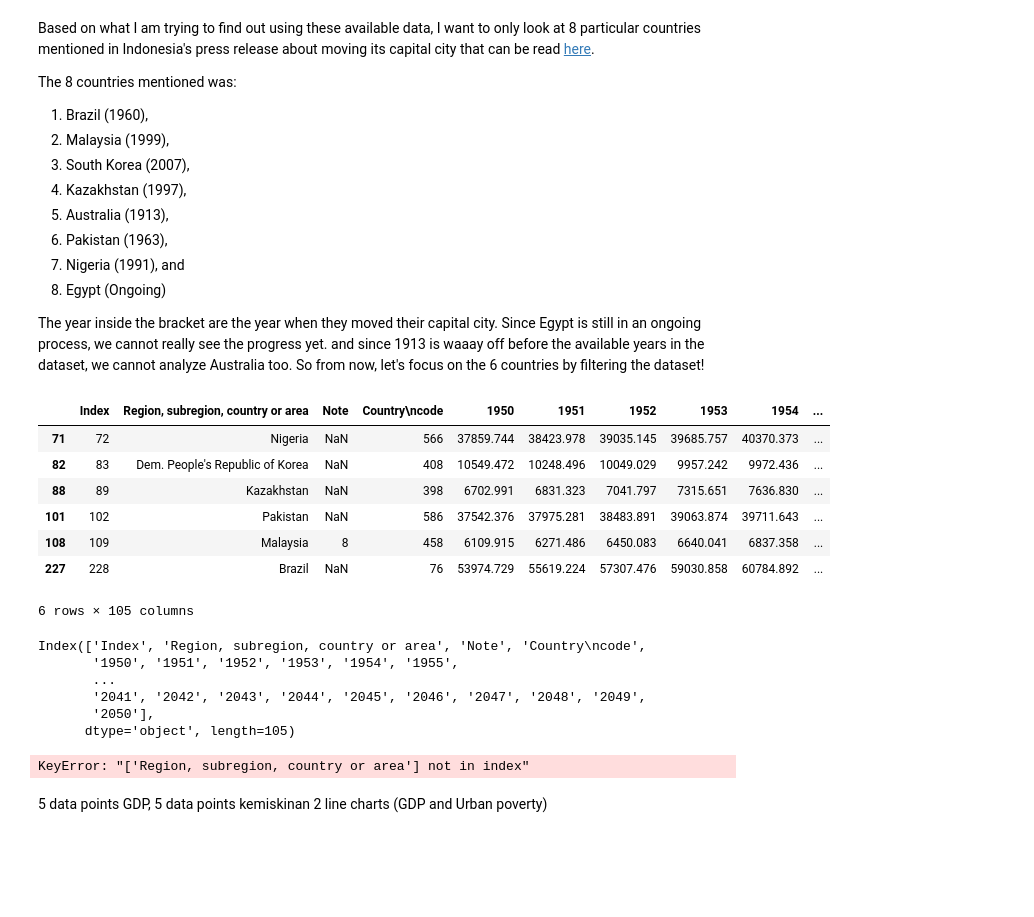
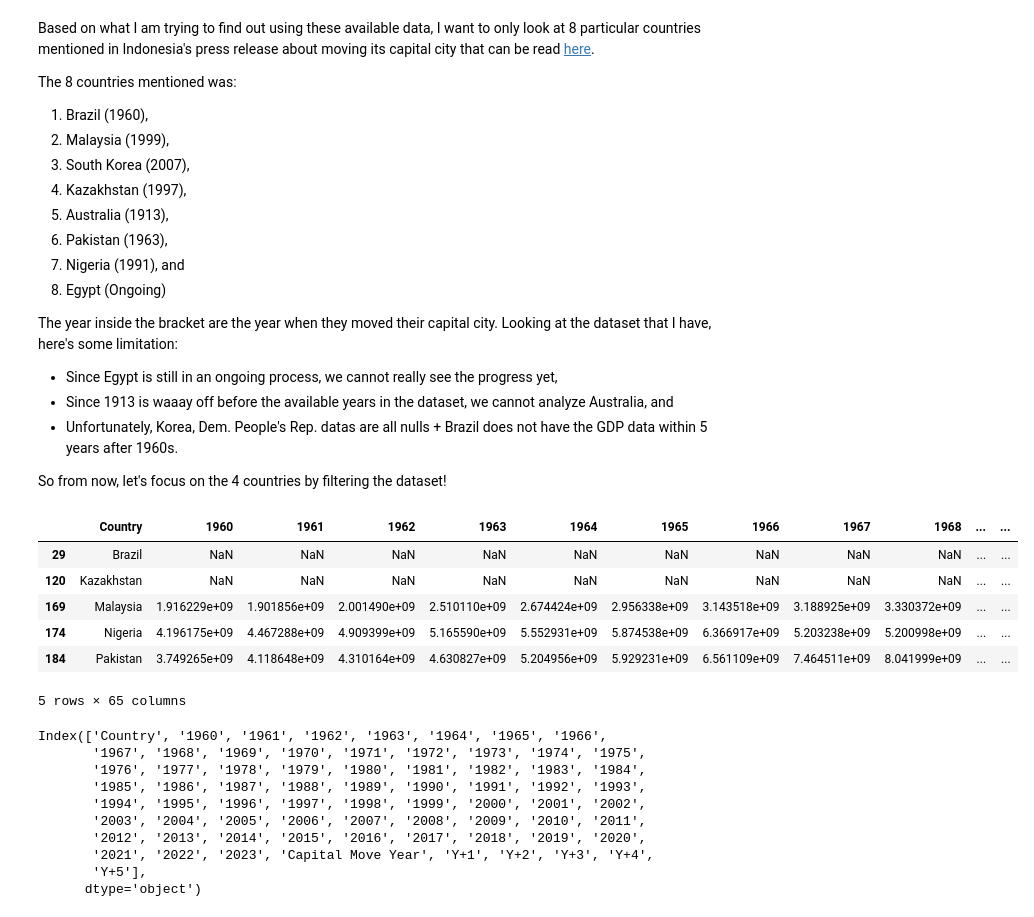
Before and after one commit to astrid-f/vscode-cic, a Jupyter notebook: _build/html/_sources/project_3.ipynb, the cells around one changed output. Drawn from its saved outputs; the diff is of its cells as text; code cells hidden in the pictures; blank space fills up the shorter version.

```diff
--- a/_build/html/_sources/project_3.ipynb
+++ b/_build/html/_sources/project_3.ipynb
@@ -70,46 +98,35 @@ The 8 countries mentioned was:
 7. Nigeria (1991), and
 8. Egypt (Ongoing)
 
-The year inside the bracket are the year when they moved their capital city. Since Egypt is still in an ongoing process, we cannot really see the progress yet. and since 1913 is waaay off before the available years in the dataset, we cannot analyze Australia too.
-So from now, let's focus on the 6 countries by filtering the dataset!
+The year inside the bracket are the year when they moved their capital city. Looking at the dataset that I have, here's some limitation:
+- Since Egypt is still in an ongoing process, we cannot really see the progress yet,
+- Since 1913 is waaay off before the available years in the dataset, we cannot analyze Australia, and
+- Unfortunately, Korea, Dem. People's Rep. datas are all nulls + Brazil does not have the GDP data within 5 years after 1960s.
+
+So from now, let's focus on the 4 countries by filtering the dataset!
-# %%
-countries_of_interest = ["Brazil", "Malaysia", "Dem. People's Republic of Korea", "Kazakhstan", "Pakistan", "Nigeria"]
-
-filtered_totalpop = total_pop[total_pop['Region, subregion, country or area'].isin(countries_of_interest)]
-
-filtered_totalpop
-# %% [output]
-|  | Index | Region, subregion, country or area | Note | Country\ncode | 1950 | 1951 | 1952 | 1953 | 1954 | ... |
-| 71 | 72 | Nigeria | NaN | 566 | 37859.744 | 38423.978 | 39035.145 | 39685.757 | 40370.373 | ... |
-| 82 | 83 | Dem. People's Republic of Korea | NaN | 408 | 10549.472 | 10248.496 | 10049.029 | 9957.242 | 9972.436 | ... |
-| 88 | 89 | Kazakhstan | NaN | 398 | 6702.991 | 6831.323 | 7041.797 | 7315.651 | 7636.830 | ... |
-| 101 | 102 | Pakistan | NaN | 586 | 37542.376 | 37975.281 | 38483.891 | 39063.874 | 39711.643 | ... |
-| 108 | 109 | Malaysia | 8 | 458 | 6109.915 | 6271.486 | 6450.083 | 6640.041 | 6837.358 | ... |
-| 227 | 228 | Brazil | NaN | 76 | 53974.729 | 55619.224 | 57307.476 | 59030.858 | 60784.892 | ... |
-6 rows × 105 columns
+# %%
+countries_of_interest = ["Brazil", "Malaysia",
+                         "Kazakhstan", "Pakistan", "Nigeria"]
+filtered_GDP = gdp_data[gdp_data['Country'].isin(countries_of_interest)]
+filtered_GDP.head()
+# %% [output]
+|  | Country | 1960 | 1961 | 1962 | 1963 | 1964 | 1965 | 1966 | 1967 | 1968 | ... | ... |
+| 29 | Brazil | NaN | NaN | NaN | NaN | NaN | NaN | NaN | NaN | NaN | ... | ... |
+| 120 | Kazakhstan | NaN | NaN | NaN | NaN | NaN | NaN | NaN | NaN | NaN | ... | ... |
+| 169 | Malaysia | 1.916229e+09 | 1.901856e+09 | 2.001490e+09 | 2.510110e+09 | 2.674424e+09 | 2.956338e+09 | 3.143518e+09 | 3.188925e+09 | 3.330372e+09 | ... | ... |
+| 174 | Nigeria | 4.196175e+09 | 4.467288e+09 | 4.909399e+09 | 5.165590e+09 | 5.552931e+09 | 5.874538e+09 | 6.366917e+09 | 5.203238e+09 | 5.200998e+09 | ... | ... |
+| 184 | Pakistan | 3.749265e+09 | 4.118648e+09 | 4.310164e+09 | 4.630827e+09 | 5.204956e+09 | 5.929231e+09 | 6.561109e+09 | 7.464511e+09 | 8.041999e+09 | ... | ... |
+5 rows × 65 columns
 # %%
-filtered_totalpop.columns
+filtered_GDP.columns
 # %% [output]
-Index(['Index', 'Region, subregion, country or area', 'Note', 'Country\ncode',
-       '1950', '1951', '1952', '1953', '1954', '1955',
-       ...
-       '2041', '2042', '2043', '2044', '2045', '2046', '2047', '2048', '2049',
-       '2050'],
-      dtype='object', length=105)
+Index(['Country', '1960', '1961', '1962', '1963', '1964', '1965', '1966',
+       '1967', '1968', '1969', '1970', '1971', '1972', '1973', '1974', '1975',
+       '1976', '1977', '1978', '1979', '1980', '1981', '1982', '1983', '1984',
+       '1985', '1986', '1987', '1988', '1989', '1990', '1991', '1992', '1993',
+       '1994', '1995', '1996', '1997', '1998', '1999', '2000', '2001', '2002',
+       '2003', '2004', '2005', '2006', '2007', '2008', '2009', '2010', '2011',
+       '2012', '2013', '2014', '2015', '2016', '2017', '2018', '2019', '2020',
+       '2021', '2022', '2023', 'Capital Move Year', 'Y+1', 'Y+2', 'Y+3', 'Y+4',
+       'Y+5'],
+      dtype='object')
-# %%
-# Select columns of interest
-columns_of_interest = [country_column, '1960', '1999', '2007', '1997', '1963']  # Adjust as needed
-filtered_totalpop = filtered_totalpop[columns_of_interest]
-
-# Rename the main country column for clarity
-filtered_totalpop.rename(columns={country_column: 'Country'}, inplace=True)
-
-# Filter the dataset for specific countries
-countries_of_interest = ["Brazil", "Malaysia", "Dem. People's Republic of Korea", "Kazakhstan", "Pakistan", "Nigeria"]
-filtered_totalpop = filtered_totalpop[filtered_totalpop['Country'].isin(countries_of_interest)]
-filtered_totalpop
-# %% [output]
-KeyError: "['Region, subregion, country or area'] not in index"
-# %% [markdown]
-5 data points GDP, 5 data points kemiskinan
-2 line charts (GDP and Urban poverty)
```
Also changed, not shown: parts of 23 cells of this notebook, 38 other files.
